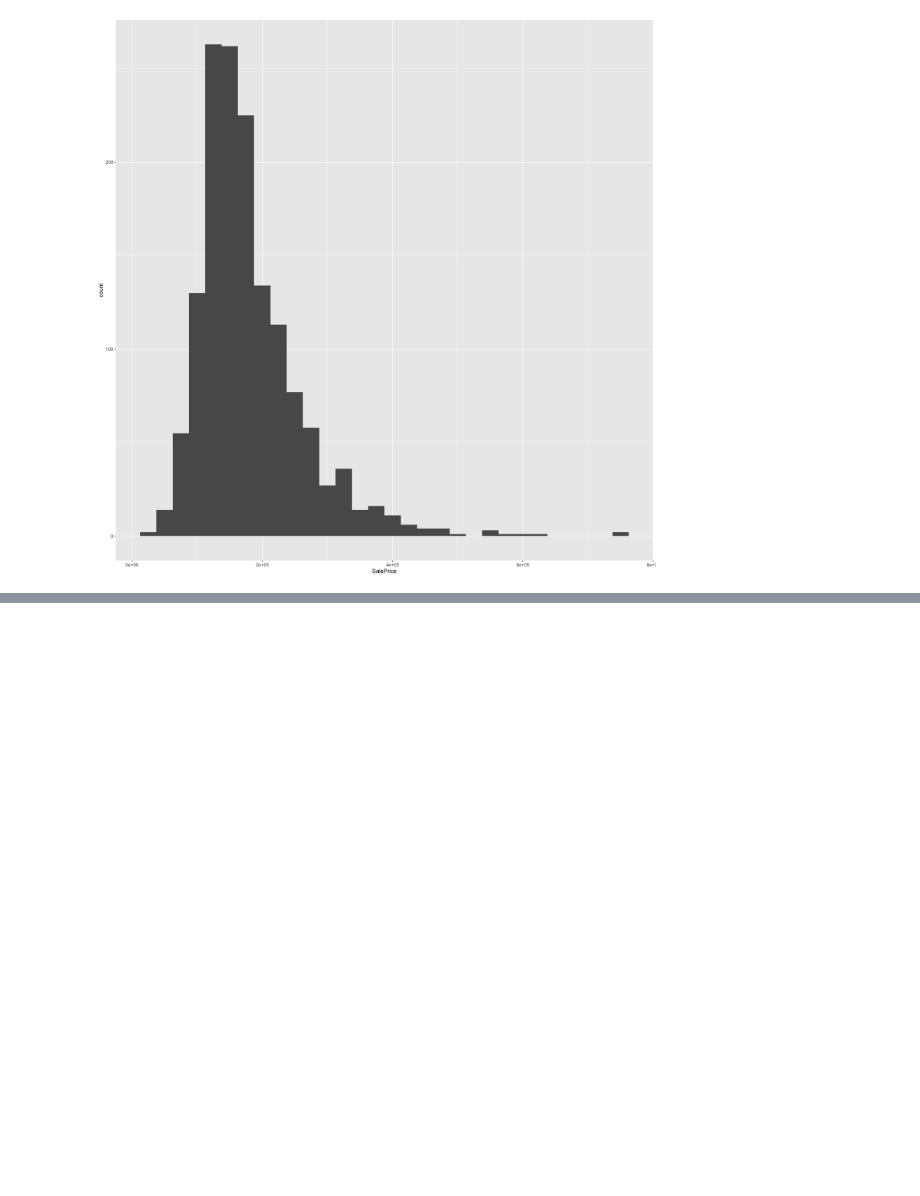
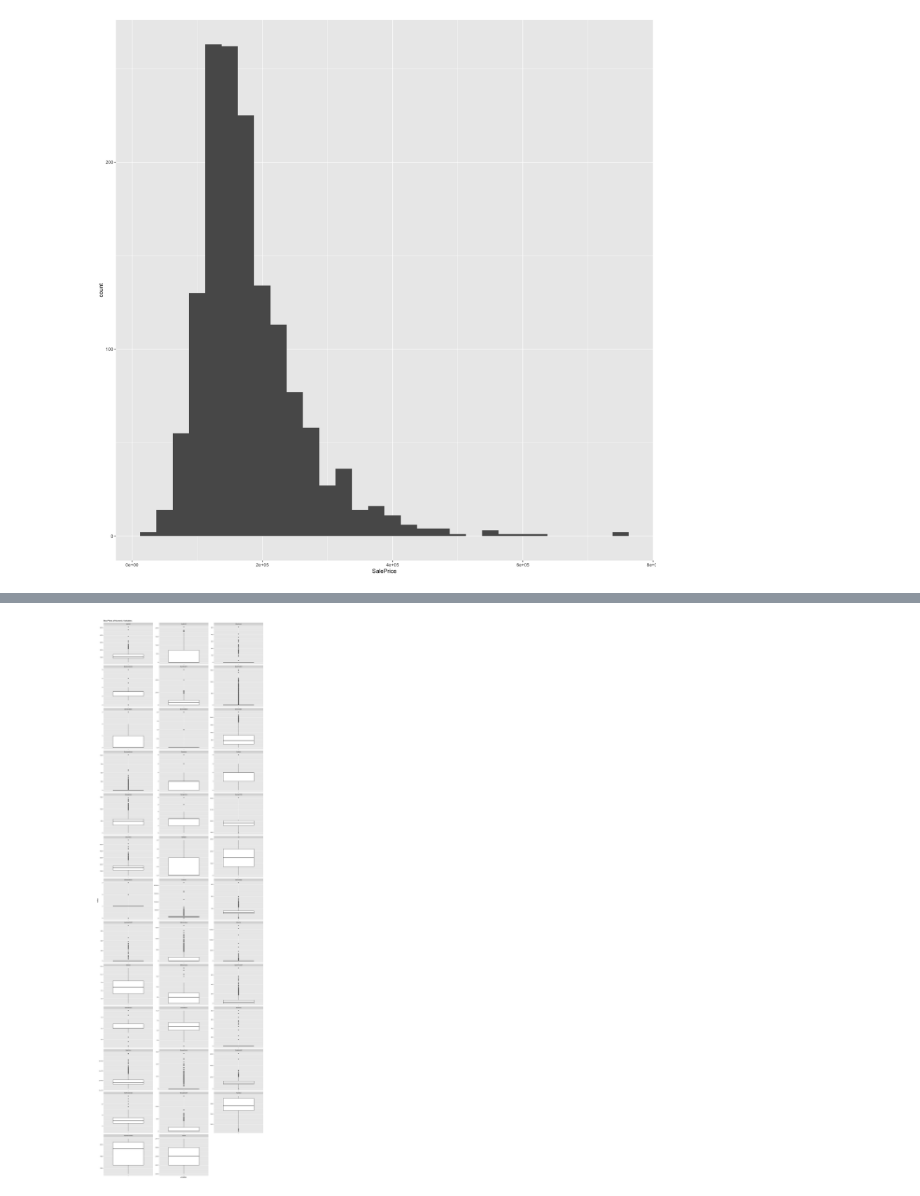
Before and after one commit to wmduggan41/housing_forecast, a Jupyter notebook: house_prices.ipynb, the cells around one changed output, grey strips where cells are left out. Drawn from its saved outputs; the diff is of its cells as text; code cells hidden in the pictures; blank space fills up the shorter version.

```diff
--- a/house_prices.ipynb
+++ b/house_prices.ipynb
@@ -90,0 +110,15 @@ print(plot)
+# %%
+plot <- ggplot(data_long, aes(x = variable, y = value)) +
+  geom_boxplot() +
+  facet_wrap(~ variable, scales = "free", ncol = 3) +
+  theme(strip.text.x = element_text(size = 8),
+        axis.text.x = element_blank()) +
+  ggtitle("Box Plots of Numeric Variables")
+
+# Increase the plot size
+options(repr.plot.width = 15, repr.plot.height = 50)
+
+# Print the plot
+print(plot)
+# %% [output]
+[figure, added]
```
Also changed, not shown: parts of 4 cells of this notebook.
